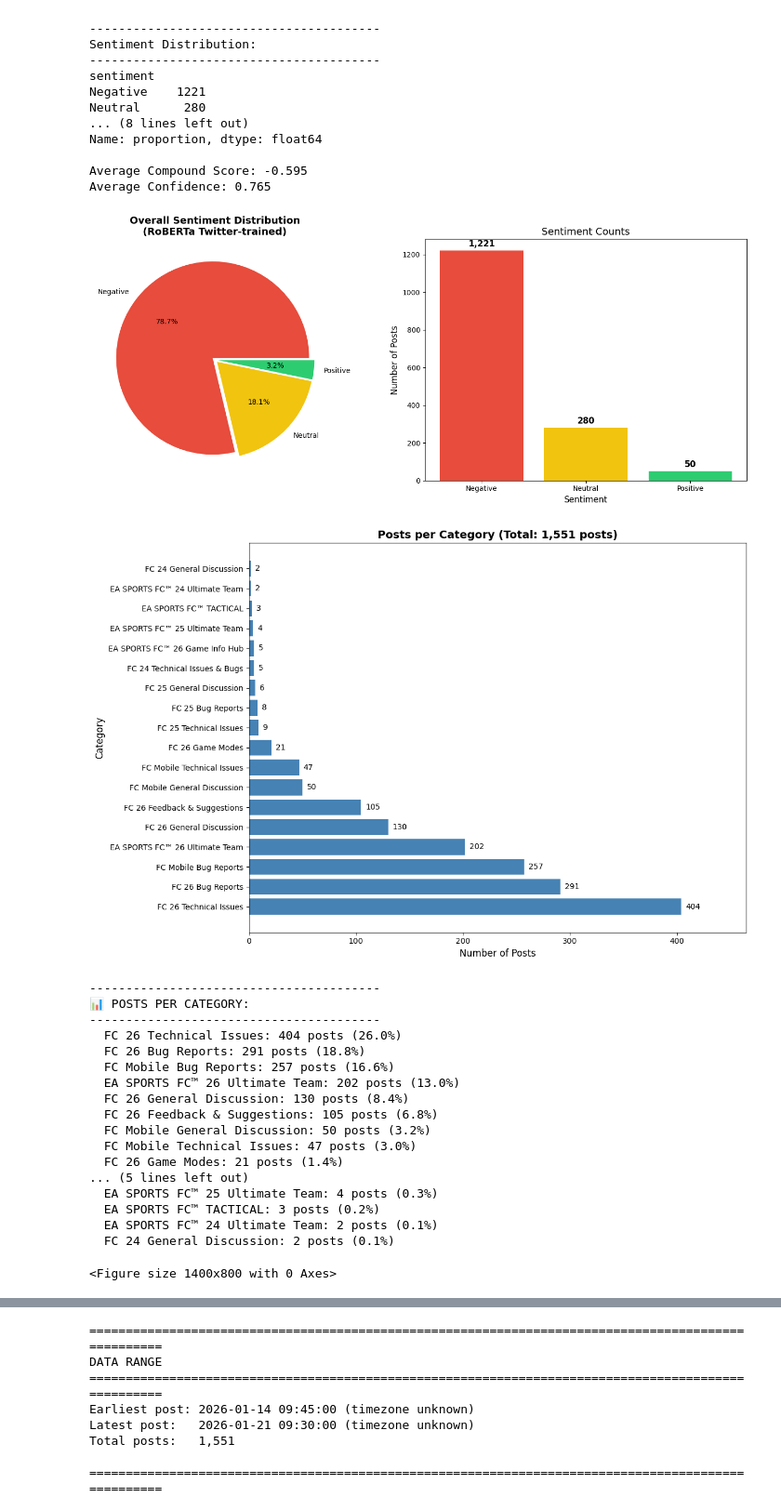
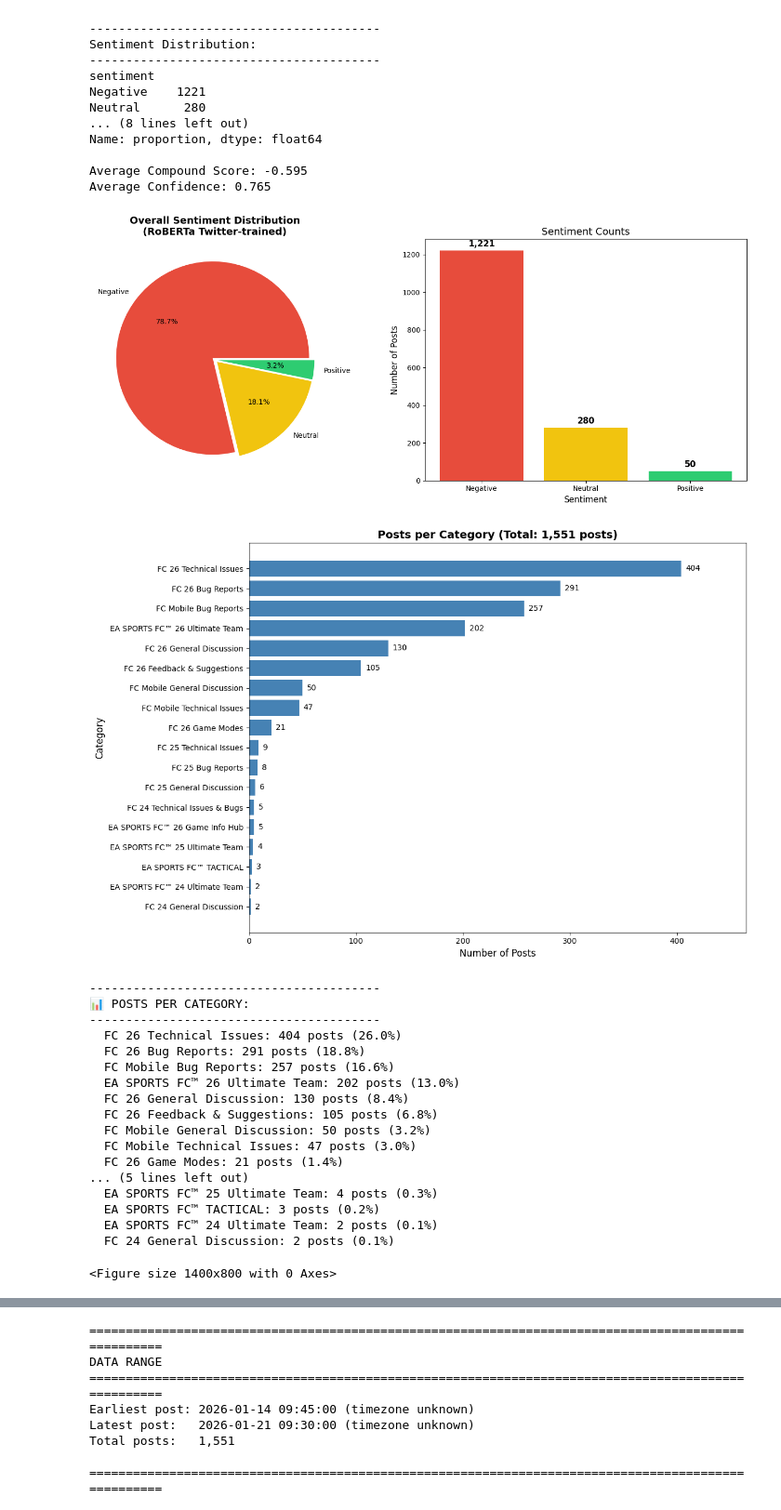
Before and after one commit to ishtihoss/ea_analysis, a Jupyter notebook: transformer_ea.ipynb, the cells around one changed output, grey strips where cells are left out. Shown at 93% size. Cells and saved outputs as stored; diff of their text form; code cells hidden in the pictures.

```diff
--- a/transformer_ea.ipynb
+++ b/transformer_ea.ipynb
@@ -182,8 +182,11 @@ plt.show()
 if 'category' in df.columns:
     plt.figure(figsize=(12, 8))
 
-    # Get category counts and sort
+    # Get category counts and sort descending (already default for value_counts)
     category_counts = df['category'].value_counts()
+
+    # Reverse order so highest count appears at the top of horizontal bar chart
+    category_counts = category_counts.iloc[::-1]
 
     # Create horizontal bar chart
     bars = plt.barh(range(len(category_counts)), category_counts.values, color='steelblue')
@@ -202,11 +205,12 @@ if 'category' in df.columns:
     plt.savefig('posts_per_category.png', dpi=150, bbox_inches='tight')
     plt.show()
 
-    # Print summary
+    # Print summary (use original descending order for readability)
+    category_counts_print = df['category'].value_counts()
     print("\n" + "-" * 40)
     print("📊 POSTS PER CATEGORY:")
     print("-" * 40)
-    for cat, count in category_counts.items():
+    for cat, count in category_counts_print.items():
         pct = count / len(df) * 100
         print(f"  {cat}: {count:,} posts ({pct:.1f}%)")
 
@@ -215,7 +219,7 @@ if 'category' in df.columns:
 if 'category' in df.columns:
     plt.figure(figsize=(14, 8))
 
-    # Get category counts for labels
+    # Get category counts for labels (descending order by count)
     category_counts = df['category'].value_counts()
 
     # Calculate sentiment percentages by category
@@ -225,9 +229,10 @@ if 'category' in df.columns:
         normalize='index'
     ) * 100
 
-    # Sort by negativity
-    if 'Negative' in category_sentiment.columns:
-        category_sentiment = category_sentiment.sort_values('Negative', ascending=True)
+    # Sort by category count (descending) - reindex to match category_counts order
+    # Then reverse so highest count appears at top of horizontal bar chart
+    category_sentiment = category_sentiment.reindex(category_counts.index)
+    category_sentiment = category_sentiment.iloc[::-1]
 
     # Create labels with counts
     new_labels = [f"{cat} (n={category_counts[cat]:,})" for cat in category_sentiment.index]
@@ -315,47 +320,6 @@ plt.savefig('correlation_matrix.png', dpi=150, bbox_inches='tight')
 plt.show()
 
 # %%
-# Word Analysis for Negative Posts
-try:
-    from wordcloud import WordCloud, STOPWORDS
-
-    # Custom stopwords for EA forums
-    custom_stopwords = STOPWORDS.union({
-        'ea', 'game', 'games', 'player', 'players', 'team', 'account',
-        'will', 'get', 'got', 'one', 'also', 'would', 'could', 'even',
-        'like', 'just', 'now', 'know', 'dont', "don't", 'im', "i'm"
-    })
-
-    fig, axes = plt.subplots(1, 2, figsize=(16, 6))
-
-    # Negative word cloud
-    negative_text = ' '.join(df[df['sentiment'] == 'Negative']['full_text'].dropna())
-    if negative_text:
-        wc_neg = WordCloud(width=800, height=400, background_color='white',
-                          stopwords=custom_stopwords, colormap='Reds',
-                          max_words=100).generate(negative_text)
-        axes[0].imshow(wc_neg, interpolation='bilinear')
-        axes[0].set_title('🔴 Common Words in NEGATIVE Posts', fontsize=14)
-        axes[0].axis('off')
-
-    # Positive word cloud
-    positive_text = ' '.join(df[df['sentiment'] == 'Positive']['full_text'].dropna())
-    if positive_text:
-        wc_pos = WordCloud(width=800, height=400, background_color='white',
-                          stopwords=custom_stopwords, colormap='Greens',
-                          max_words=100).generate(positive_text)
-        axes[1].imshow(wc_pos, interpolation='bilinear')
-        axes[1].set_title('🟢 Common Words in POSITIVE Posts', fontsize=14)
-        axes[1].axis('off')
-
-    plt.tight_layout()
-    plt.savefig('wordclouds.png', dpi=150, bbox_inches='tight')
-    plt.show()
-
-except ImportError:
-    print("WordCloud not installed. Run: pip install wordcloud")
-
-# %%
 # Export results
 output_columns = [
     'title', 'author', 'category', 'timestamp',
@@ -402,35 +366,34 @@ print(f"""
 {'─' * 40}
 Total Posts Analyzed: {total:,}
 Model: RoBERTa (Twitter-trained)
 Average Sentiment Score: {df['compound_score'].mean():.3f}
 Average Model Confidence: {df['confidence'].mean():.3f}
 
 📊 SENTIMENT BREAKDOWN
 {'─' * 40}
 🟢 Positive: {pos_count:,} ({pos_count/total*100:.1f}%)
 🟡 Neutral:  {neu_count:,} ({neu_count/total*100:.1f}%)
 🔴 Negative: {neg_count:,} ({neg_count/total*100:.1f}%)
 
 🎯 KEY INSIGHTS
 {'─' * 40}
 • Overall forum sentiment: {overall}
 • Most discussed issues appear in negative posts
 • High-engagement posts tend to be {engagement_trend}
 
 📁 FILES GENERATED
 {'─' * 40}
 • ea_forum_sentiment_roberta.csv (full results)
 • sentiment_distribution.png
 • posts_per_category.png
 • sentiment_by_category.png
 • compound_score_distribution.png
 • confidence_and_engagement.png
 • correlation_matrix.png
-• wordclouds.png
 """)
 # %% [output]
 [figure]
-[figure, old version]
+[figure, new version]
 ----------------------------------------
 📊 POSTS PER CATEGORY:
 ----------------------------------------
```
Also changed, not shown: parts of 1 cell of this notebook, 1 other file.
